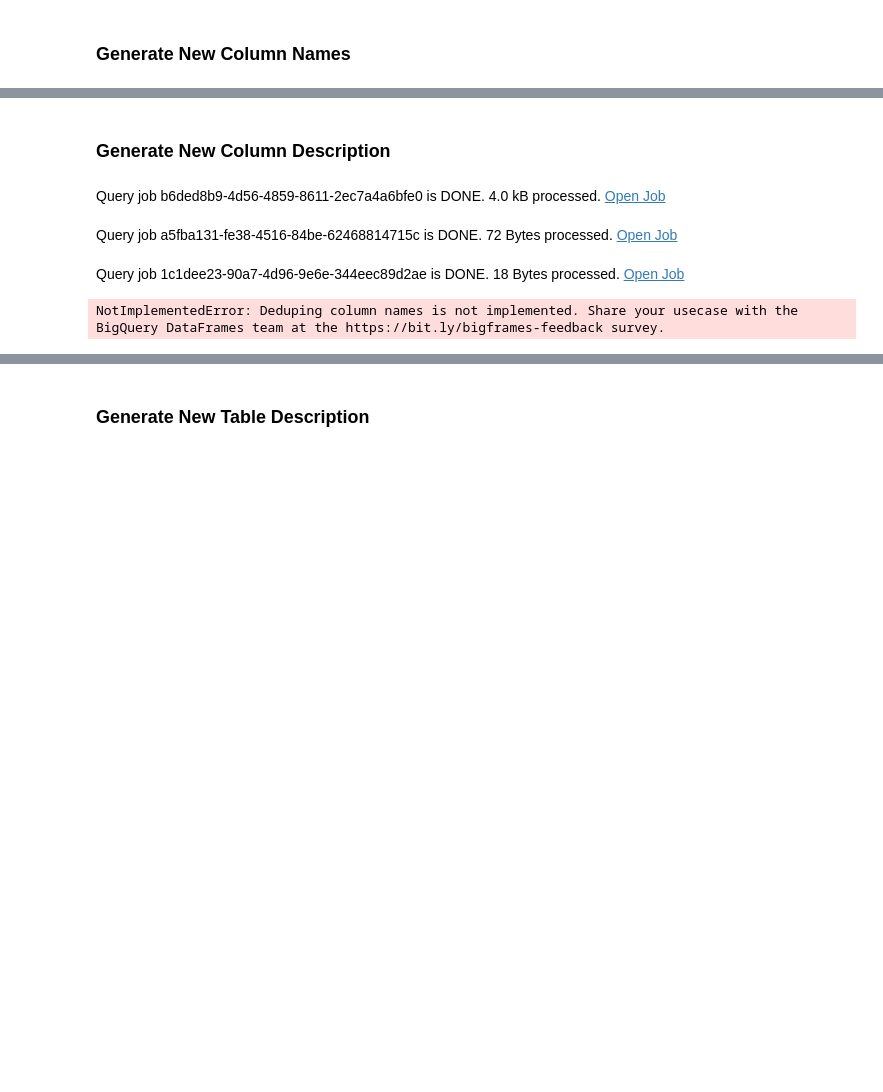
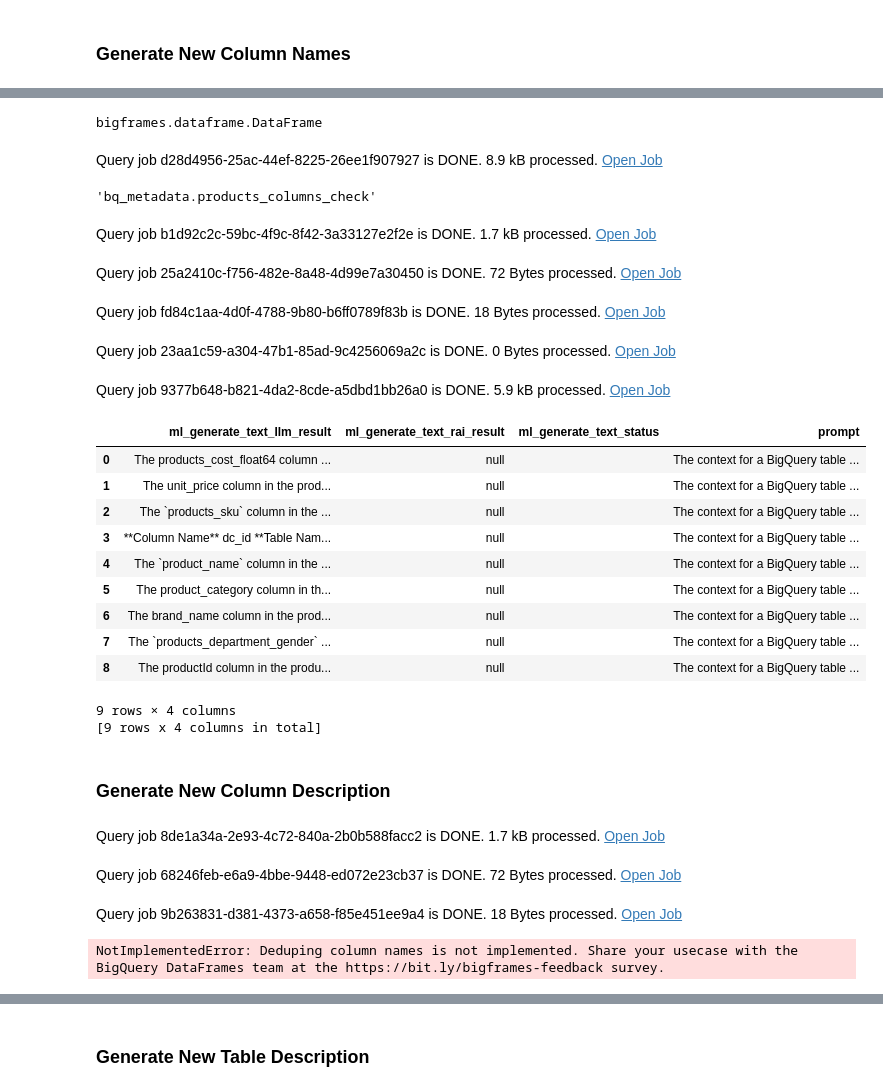
Before and after one commit to justinjm/vertex-ai-examples, a Jupyter notebook: generative-ai/bigquery_metadata_make_better_tables.ipynb, the cells around one changed output, grey strips where cells are left out. Saved outputs shown, nothing was run; the diff lists cells and outputs as text; code cells hidden in the pictures; blank space fills up the shorter version.

```diff
--- a/generative-ai/bigquery_metadata_make_better_tables.ipynb
+++ b/generative-ai/bigquery_metadata_make_better_tables.ipynb
@@ -350,0 +321,5 @@ Query job 3113087e-c3e5-4ce3-9e85-7de71e09996b is DONE. 0 Bytes processed. Open
+# %%
+textgen_model = bfml.llm.GeminiTextGenerator(
+    session = bf_session,
+    connection_name = f'{BQ_PROJECT}.{BQ_REGION}.{SERIES}_{EXPERIMENT}'
+)
@@ -469,0 +463,14 @@ Query job 7ff7eecf-7f3a-482e-a1ac-7255b4ac8885 is DONE. 16.3 kB processed. Open
+# %%
+type(products_columns)
+# %% [output]
+bigframes.dataframe.DataFrame
+# %%
+# Save the DataFrame to BigQuery for further analysis outside this notebook
+products_columns.to_gbq(
+    destination_table = "bq_metadata.products_columns_check",
+    # project_id = PROJECT_ID,
+    if_exists = "replace",
+)
+# %% [output]
+Query job d28d4956-25ac-44ef-8225-26ee1f907927 is DONE. 8.9 kB processed. Open Job
+'bq_metadata.products_columns_check'
@@ -470,3 +479,29 @@ Query job 7ff7eecf-7f3a-482e-a1ac-7255b4ac8885 is DONE. 16.3 kB processed. Open
+# %%
+textgen_model.predict(
+    'The context for a BigQuery table column follows. '
+    + 'The column name is ' + products_columns['new_column_name'] + '. '
+    + 'The table has the name ' + products_columns['table_name'] + '. '
+    + 'The column has a datatype of ' + products_columns['data_type'] + ' with common values like: ' + products_columns['column_sample'] + '. '
+    + 'Generate a description the column.'
+)
+# %% [output]
+Query job b1d92c2c-59bc-4f9c-8f42-3a33127e2f2e is DONE. 1.7 kB processed. Open Job
+Query job 25a2410c-f756-482e-8a48-4d99e7a30450 is DONE. 72 Bytes processed. Open Job
+Query job fd84c1aa-4d0f-4788-9b80-b6ff0789f83b is DONE. 18 Bytes processed. Open Job
+Query job 23aa1c59-a304-47b1-85ad-9c4256069a2c is DONE. 0 Bytes processed. Open Job
+Query job 9377b648-b821-4da2-8cde-a5dbd1bb26a0 is DONE. 5.9 kB processed. Open Job
+|  | ml_generate_text_llm_result | ml_generate_text_rai_result | ml_generate_text_status | prompt |
+| 0 | The products_cost_float64 column ... | null |  | The context for a BigQuery table ... |
+| 1 | The unit_price column in the prod... | null |  | The context for a BigQuery table ... |
+| 2 | The `products_sku` column in the ... | null |  | The context for a BigQuery table ... |
+| 3 | **Column Name** dc_id **Table Nam... | null |  | The context for a BigQuery table ... |
+| 4 | The `product_name` column in the ... | null |  | The context for a BigQuery table ... |
+| 5 | The product_category column in th... | null |  | The context for a BigQuery table ... |
+| 6 | The brand_name column in the prod... | null |  | The context for a BigQuery table ... |
+| 7 | The `products_department_gender` ... | null |  | The context for a BigQuery table ... |
+| 8 | The productId column in the produ... | null |  | The context for a BigQuery table ... |
+9 rows × 4 columns
+[9 rows x 4 columns in total]
 # %% [markdown]
 ### Generate New Column Description
 # %%
@@ -480,9 +515,9 @@ products_columns = products_columns.join(textgen_model.predict(
     + 'Generate a description the column.'
 ).rename(columns={'ml_generate_text_llm_result':'new_column_description'}))
 # %% [output]
-Query job b6ded8b9-4d56-4859-8611-2ec7a4a6bfe0 is DONE. 4.0 kB processed. Open Job
+Query job 8de1a34a-2e93-4c72-840a-2b0b588facc2 is DONE. 1.7 kB processed. Open Job
-Query job a5fba131-fe38-4516-84be-62468814715c is DONE. 72 Bytes processed. Open Job
+Query job 68246feb-e6a9-4bbe-9448-ed072e23cb37 is DONE. 72 Bytes processed. Open Job
-Query job 1c1dee23-90a7-4d96-9e6e-344eec89d2ae is DONE. 18 Bytes processed. Open Job
+Query job 9b263831-d381-4373-a658-f85e451ee9a4 is DONE. 18 Bytes processed. Open Job
 NotImplementedError: Deduping column names is not implemented. Share your usecase with the BigQuery DataFrames team at the https://bit.ly/bigframes-feedback survey.
 # %%
 products_columns
```
Also changed, not shown: parts of 43 cells of this notebook.
